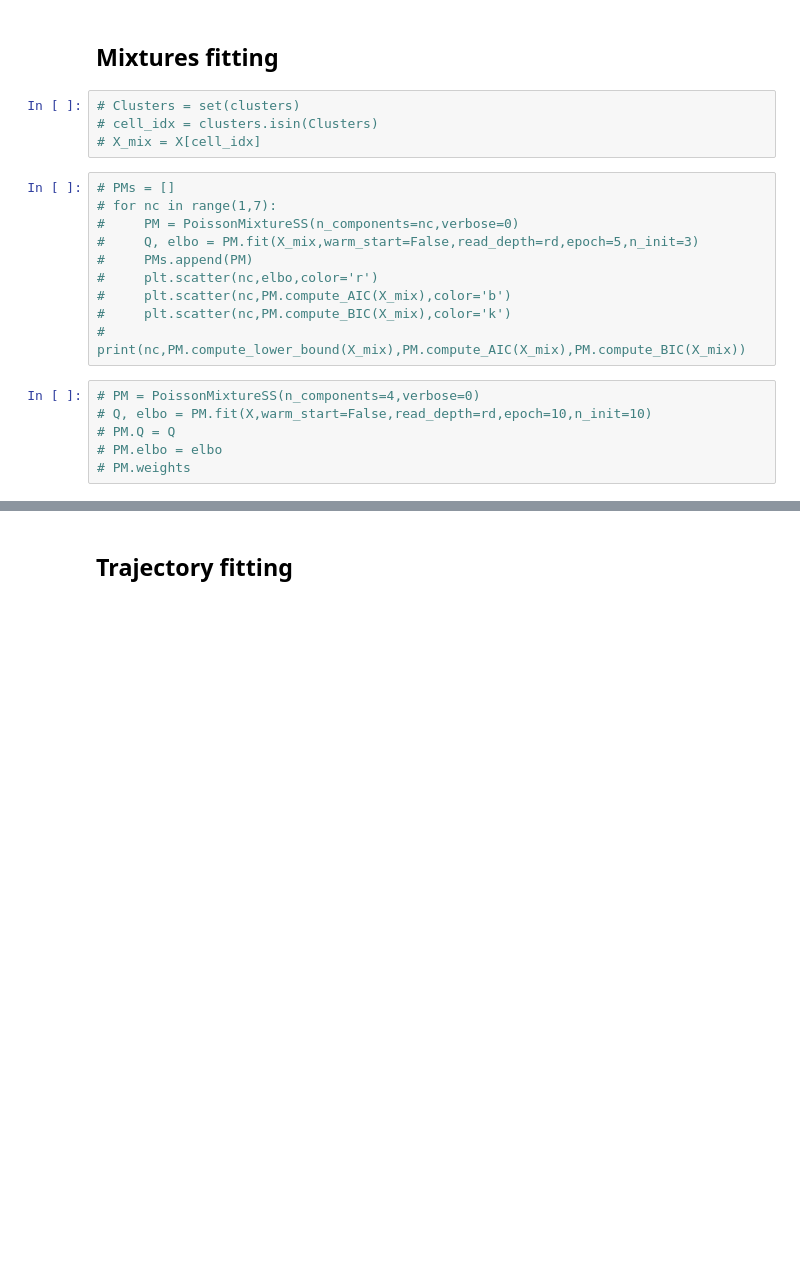
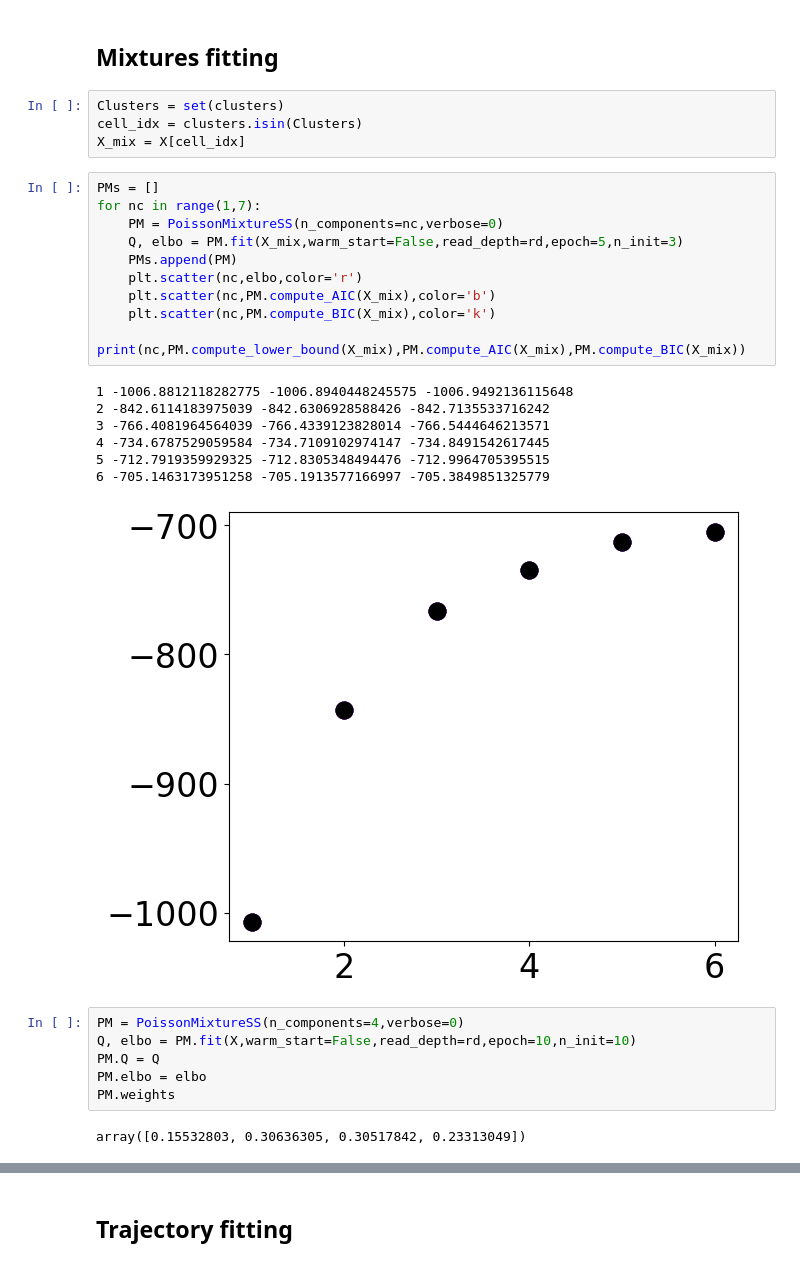
Before and after one commit to reliscu/chronocell_janssens_2025_preprint, a Jupyter notebook: 04_run_chronocell.ipynb, the cells around one changed output, grey strips where cells are left out. Drawn from its saved outputs; the diff is of its cells as text; blank space fills up the shorter version.

```diff
--- a/04_run_chronocell.ipynb
+++ b/04_run_chronocell.ipynb
@@ -346,23 +380,33 @@ X.shape
 # %% [markdown]
 ## Mixtures fitting
 # %%
-# Clusters = set(clusters)
-# cell_idx = clusters.isin(Clusters)
-# X_mix = X[cell_idx]
+Clusters = set(clusters)
+cell_idx = clusters.isin(Clusters)
+X_mix = X[cell_idx]
 # %%
-# PMs = []
-# for nc in range(1,7):
-#     PM = PoissonMixtureSS(n_components=nc,verbose=0)
-#     Q, elbo = PM.fit(X_mix,warm_start=False,read_depth=rd,epoch=5,n_init=3)
-#     PMs.append(PM)
-#     plt.scatter(nc,elbo,color='r')
-#     plt.scatter(nc,PM.compute_AIC(X_mix),color='b')
-#     plt.scatter(nc,PM.compute_BIC(X_mix),color='k')
-#     print(nc,PM.compute_lower_bound(X_mix),PM.compute_AIC(X_mix),PM.compute_BIC(X_mix))
+PMs = []
+for nc in range(1,7):
+    PM = PoissonMixtureSS(n_components=nc,verbose=0)
+    Q, elbo = PM.fit(X_mix,warm_start=False,read_depth=rd,epoch=5,n_init=3)
+    PMs.append(PM)
+    plt.scatter(nc,elbo,color='r')
+    plt.scatter(nc,PM.compute_AIC(X_mix),color='b')
+    plt.scatter(nc,PM.compute_BIC(X_mix),color='k')
+    print(nc,PM.compute_lower_bound(X_mix),PM.compute_AIC(X_mix),PM.compute_BIC(X_mix))
+# %% [output]
+1 -1006.8812118282775 -1006.8940448245575 -1006.9492136115648
+2 -842.6114183975039 -842.6306928588426 -842.7135533716242
+3 -766.4081964564039 -766.4339123828014 -766.5444646213571
+4 -734.6787529059584 -734.7109102974147 -734.8491542617445
+5 -712.7919359929325 -712.8305348494476 -712.9964705395515
+6 -705.1463173951258 -705.1913577166997 -705.3849851325779
+[figure, added]
 # %%
-# PM = PoissonMixtureSS(n_components=4,verbose=0)
-# Q, elbo = PM.fit(X,warm_start=False,read_depth=rd,epoch=10,n_init=10)
-# PM.Q = Q
-# PM.elbo = elbo
-# PM.weights
+PM = PoissonMixtureSS(n_components=4,verbose=0)
+Q, elbo = PM.fit(X,warm_start=False,read_depth=rd,epoch=10,n_init=10)
+PM.Q = Q
+PM.elbo = elbo
+PM.weights
+# %% [output]
+array([0.15532803, 0.30636305, 0.30517842, 0.23313049])
 # %%
```
Also changed, not shown: parts of 12 cells of this notebook, 2 other files.
